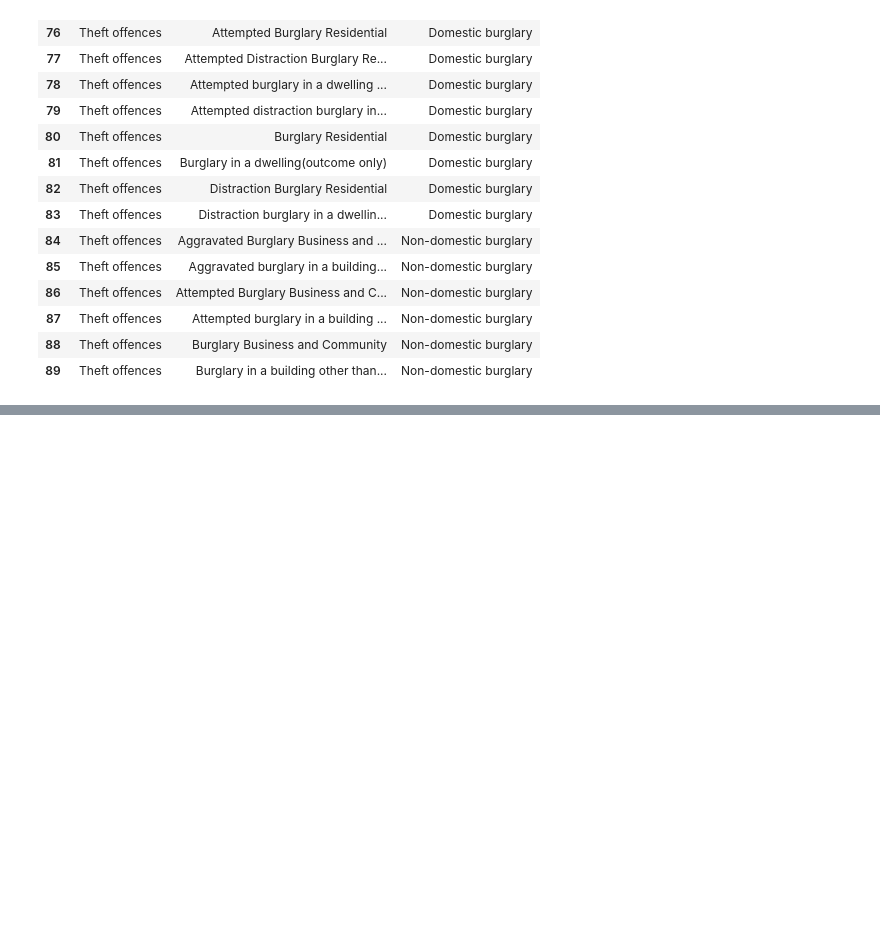
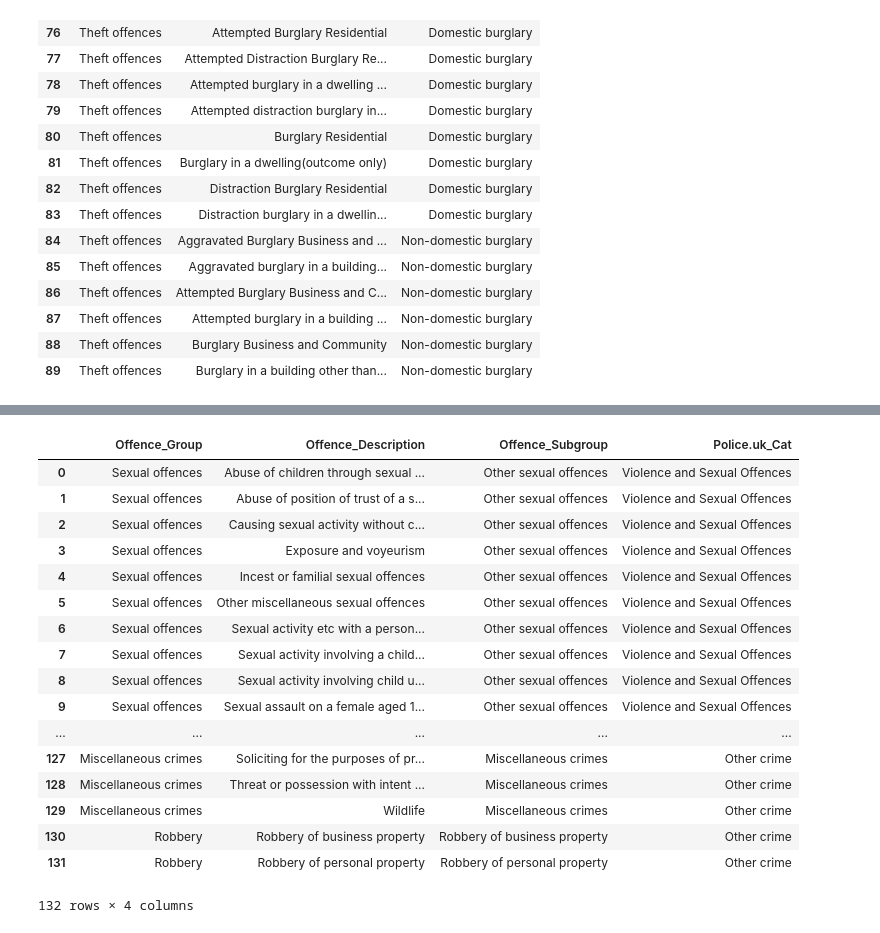
Before and after one commit to Sparrow0hawk/crime_sim_toolkit, a Jupyter notebook: data_manipulation/MappingCrimeCat2CrimeDes.ipynb, the cells around one changed output, grey strips where cells are left out. Drawn from its saved outputs; the diff is of its cells as text; code cells hidden in the pictures; blank space fills up the shorter version.

```diff
--- a/data_manipulation/MappingCrimeCat2CrimeDes.ipynb
+++ b/data_manipulation/MappingCrimeCat2CrimeDes.ipynb
@@ -285,0 +514,21 @@ burg_subframe[~burg_subframe.Offence_Description.str.lower().str.contains('burgl
+# %%
+final_ref_frame
+# %% [output]
+|  | Offence_Group | Offence_Description | Offence_Subgroup | Police.uk_Cat |
+| 0 | Sexual offences | Abuse of children through sexual ... | Other sexual offences | Violence and Sexual Offences |
+| 1 | Sexual offences | Abuse of position of trust of a s... | Other sexual offences | Violence and Sexual Offences |
+| 2 | Sexual offences | Causing sexual activity without c... | Other sexual offences | Violence and Sexual Offences |
+| 3 | Sexual offences | Exposure and voyeurism | Other sexual offences | Violence and Sexual Offences |
+| 4 | Sexual offences | Incest or familial sexual offences | Other sexual offences | Violence and Sexual Offences |
+| 5 | Sexual offences | Other miscellaneous sexual offences | Other sexual offences | Violence and Sexual Offences |
+| 6 | Sexual offences | Sexual activity etc with a person... | Other sexual offences | Violence and Sexual Offences |
+| 7 | Sexual offences | Sexual activity involving a child... | Other sexual offences | Violence and Sexual Offences |
+| 8 | Sexual offences | Sexual activity involving child u... | Other sexual offences | Violence and Sexual Offences |
+| 9 | Sexual offences | Sexual assault on a female aged 1... | Other sexual offences | Violence and Sexual Offences |
+| ... | ... | ... | ... | ... |
+| 127 | Miscellaneous crimes | Soliciting for the purposes of pr... | Miscellaneous crimes | Other crime |
+| 128 | Miscellaneous crimes | Threat or possession with intent ... | Miscellaneous crimes | Other crime |
+| 129 | Miscellaneous crimes | Wildlife | Miscellaneous crimes | Other crime |
+| 130 | Robbery | Robbery of business property | Robbery of business property | Other crime |
+| 131 | Robbery | Robbery of personal property | Robbery of personal property | Other crime |
+132 rows × 4 columns
```
Also changed, not shown: parts of 25 cells of this notebook, 7 other files.
